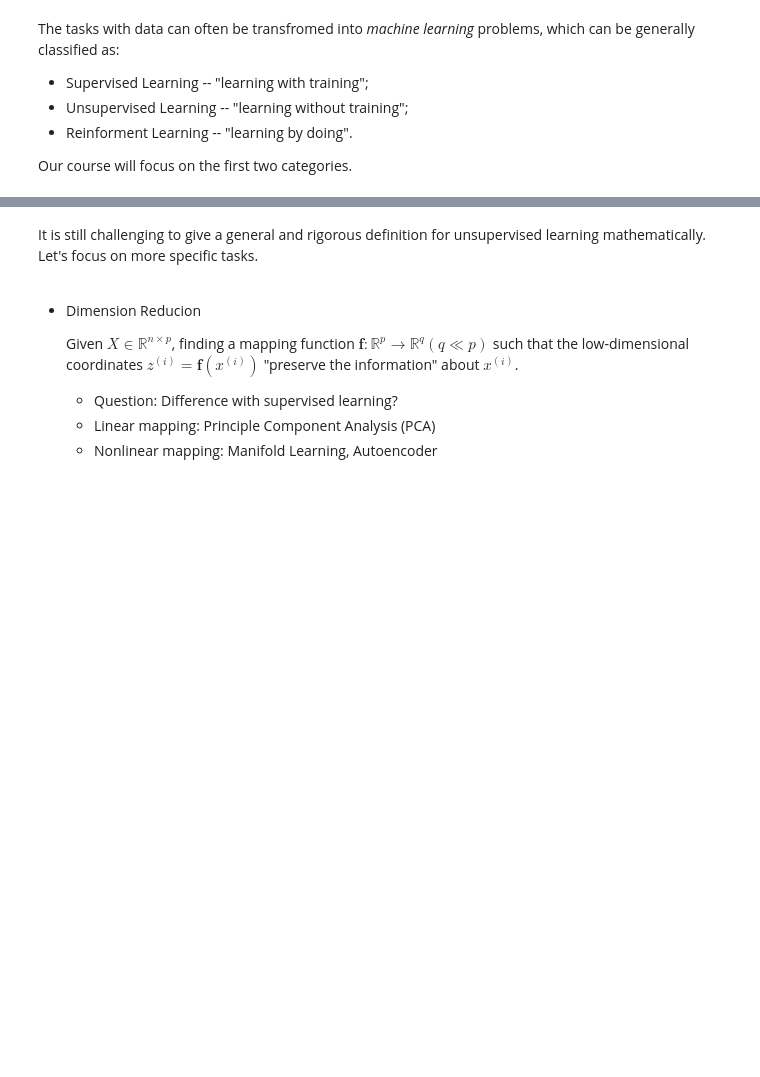
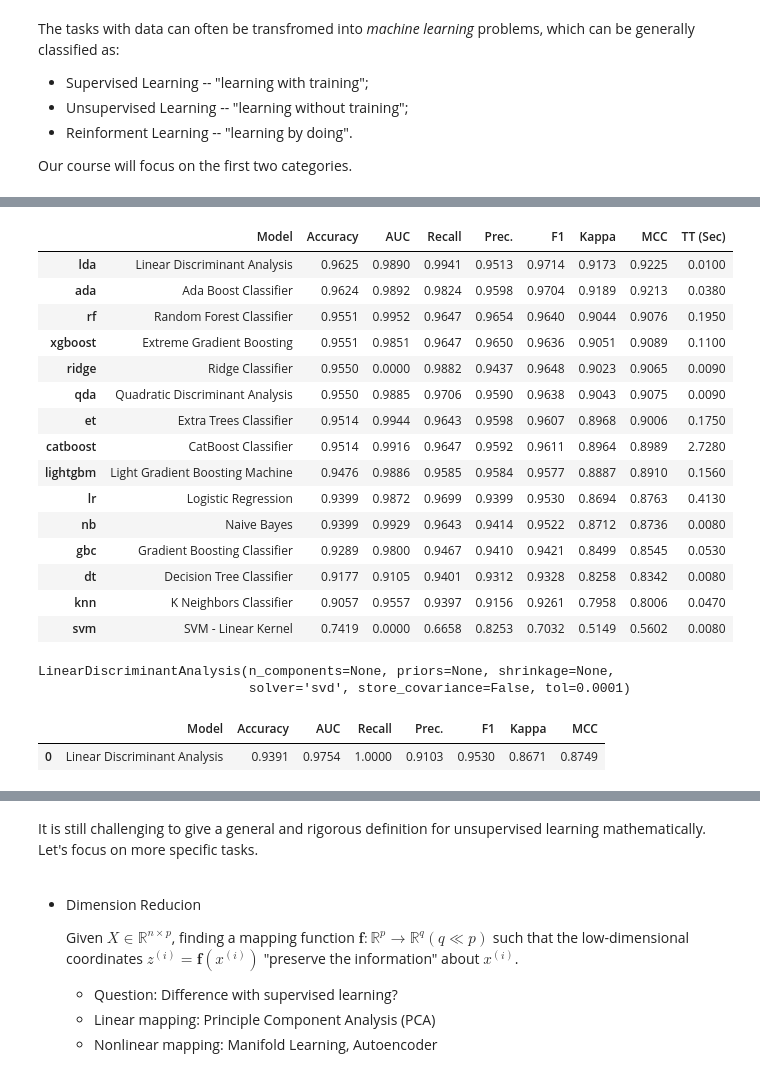
Before and after one commit to cliffzhou92/UCI_MATH_10, a Jupyter notebook: lecture/lec_1/lecture_1.ipynb, the cells around one changed output, grey strips where cells are left out. Drawn from its saved outputs; the diff is of its cells as text; code cells hidden in the pictures; blank space fills up the shorter version.

```diff
--- a/lecture/lec_1/lecture_1.ipynb
+++ b/lecture/lec_1/lecture_1.ipynb
@@ -256,0 +313,29 @@ which can be tacked numeracally by optimzation methods (including the popular st
+# %%
+best = compare_models() # pycaret automatically fit different ML models for you, and compare their performance on the training dataset with cross-validation!
+# %% [output]
+|  | Model | Accuracy | AUC | Recall | Prec. | F1 | Kappa | MCC | TT (Sec) |
+| lda | Linear Discriminant Analysis | 0.9625 | 0.9890 | 0.9941 | 0.9513 | 0.9714 | 0.9173 | 0.9225 | 0.0100 |
+| ada | Ada Boost Classifier | 0.9624 | 0.9892 | 0.9824 | 0.9598 | 0.9704 | 0.9189 | 0.9213 | 0.0380 |
+| rf | Random Forest Classifier | 0.9551 | 0.9952 | 0.9647 | 0.9654 | 0.9640 | 0.9044 | 0.9076 | 0.1950 |
+| xgboost | Extreme Gradient Boosting | 0.9551 | 0.9851 | 0.9647 | 0.9650 | 0.9636 | 0.9051 | 0.9089 | 0.1100 |
+| ridge | Ridge Classifier | 0.9550 | 0.0000 | 0.9882 | 0.9437 | 0.9648 | 0.9023 | 0.9065 | 0.0090 |
+| qda | Quadratic Discriminant Analysis | 0.9550 | 0.9885 | 0.9706 | 0.9590 | 0.9638 | 0.9043 | 0.9075 | 0.0090 |
+| et | Extra Trees Classifier | 0.9514 | 0.9944 | 0.9643 | 0.9598 | 0.9607 | 0.8968 | 0.9006 | 0.1750 |
+| catboost | CatBoost Classifier | 0.9514 | 0.9916 | 0.9647 | 0.9592 | 0.9611 | 0.8964 | 0.8989 | 2.7280 |
+| lightgbm | Light Gradient Boosting Machine | 0.9476 | 0.9886 | 0.9585 | 0.9584 | 0.9577 | 0.8887 | 0.8910 | 0.1560 |
+| lr | Logistic Regression | 0.9399 | 0.9872 | 0.9699 | 0.9399 | 0.9530 | 0.8694 | 0.8763 | 0.4130 |
+| nb | Naive Bayes | 0.9399 | 0.9929 | 0.9643 | 0.9414 | 0.9522 | 0.8712 | 0.8736 | 0.0080 |
+| gbc | Gradient Boosting Classifier | 0.9289 | 0.9800 | 0.9467 | 0.9410 | 0.9421 | 0.8499 | 0.8545 | 0.0530 |
+| dt | Decision Tree Classifier | 0.9177 | 0.9105 | 0.9401 | 0.9312 | 0.9328 | 0.8258 | 0.8342 | 0.0080 |
+| knn | K Neighbors Classifier | 0.9057 | 0.9557 | 0.9397 | 0.9156 | 0.9261 | 0.7958 | 0.8006 | 0.0470 |
+| svm | SVM - Linear Kernel | 0.7419 | 0.0000 | 0.6658 | 0.8253 | 0.7032 | 0.5149 | 0.5602 | 0.0080 |
+# %%
+best # the best model selected by pycaret
+# %% [output]
+LinearDiscriminantAnalysis(n_components=None, priors=None, shrinkage=None,
+                           solver='svd', store_covariance=False, tol=0.0001)
+# %%
+predict_model(best); # predict on the validation data that pycaret have selected -- sample exam!
+# %% [output]
+|  | Model | Accuracy | AUC | Recall | Prec. | F1 | Kappa | MCC |
+| 0 | Linear Discriminant Analysis | 0.9391 | 0.9754 | 1.0000 | 0.9103 | 0.9530 | 0.8671 | 0.8749 |
```
Also changed, not shown: parts of 47 cells of this notebook, 1 other file.
